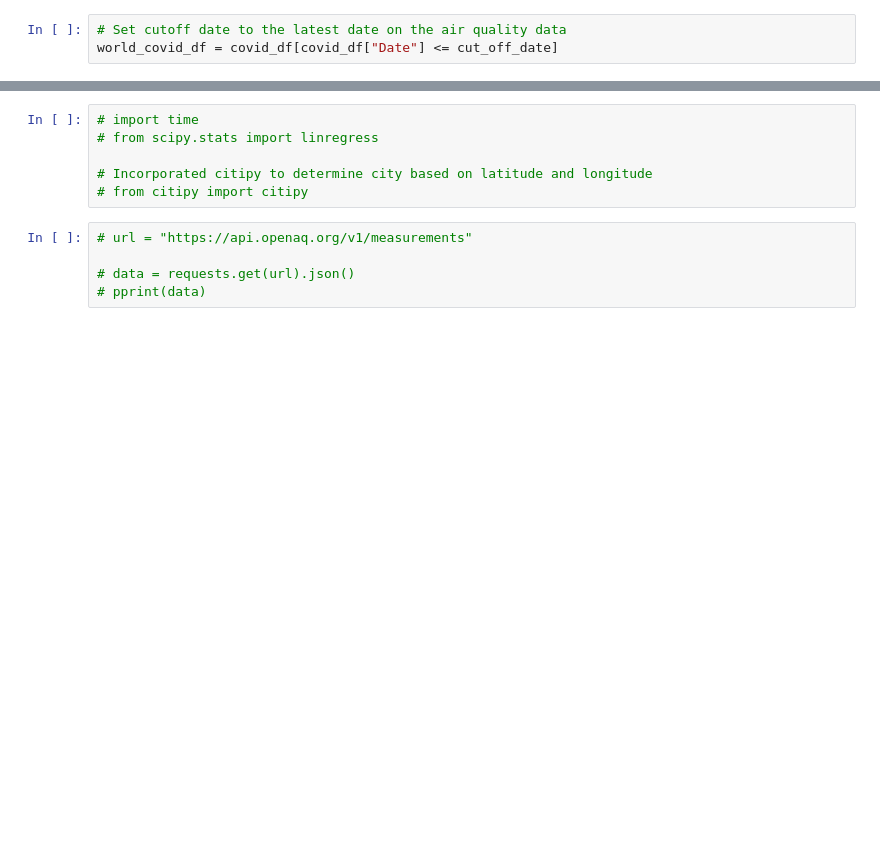
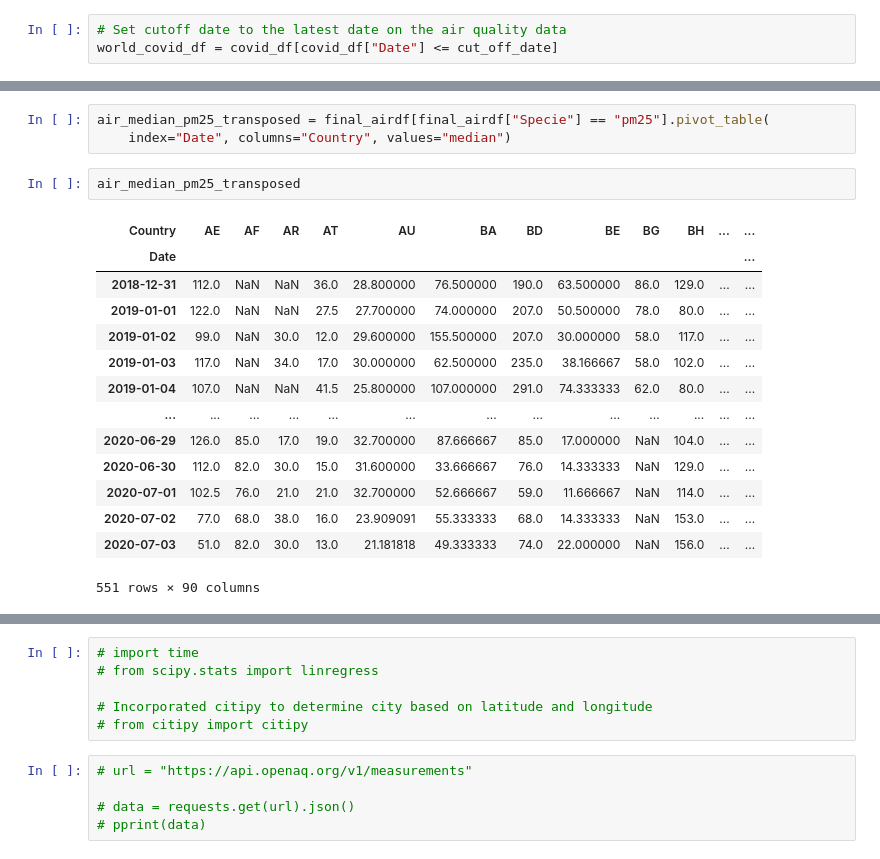
Before and after one commit to poojaisabelle/Project-One, a Jupyter notebook: data_exploration_cleanup_MASTER.ipynb, the cells around one changed output, grey strips where cells are left out. Drawn from its saved outputs; the diff is of its cells as text; blank space fills up the shorter version.

```diff
--- a/data_exploration_cleanup_MASTER.ipynb
+++ b/data_exploration_cleanup_MASTER.ipynb
@@ -767,0 +1307,20 @@ world_covid_df.tail()
+# %%
+air_median_pm25_transposed = final_airdf[final_airdf["Specie"] == "pm25"].pivot_table(
+    index="Date", columns="Country", values="median")
+# %%
+air_median_pm25_transposed
+# %% [output]
+| Country | AE | AF | AR | AT | AU | BA | BD | BE | BG | BH | ... | ... |
+| Date |  |  |  |  |  |  |  |  |  |  |  | ... |
+| 2018-12-31 | 112.0 | NaN | NaN | 36.0 | 28.800000 | 76.500000 | 190.0 | 63.500000 | 86.0 | 129.0 | ... | ... |
+| 2019-01-01 | 122.0 | NaN | NaN | 27.5 | 27.700000 | 74.000000 | 207.0 | 50.500000 | 78.0 | 80.0 | ... | ... |
+| 2019-01-02 | 99.0 | NaN | 30.0 | 12.0 | 29.600000 | 155.500000 | 207.0 | 30.000000 | 58.0 | 117.0 | ... | ... |
+| 2019-01-03 | 117.0 | NaN | 34.0 | 17.0 | 30.000000 | 62.500000 | 235.0 | 38.166667 | 58.0 | 102.0 | ... | ... |
+| 2019-01-04 | 107.0 | NaN | NaN | 41.5 | 25.800000 | 107.000000 | 291.0 | 74.333333 | 62.0 | 80.0 | ... | ... |
+| ... | ... | ... | ... | ... | ... | ... | ... | ... | ... | ... | ... | ... |
+| 2020-06-29 | 126.0 | 85.0 | 17.0 | 19.0 | 32.700000 | 87.666667 | 85.0 | 17.000000 | NaN | 104.0 | ... | ... |
+| 2020-06-30 | 112.0 | 82.0 | 30.0 | 15.0 | 31.600000 | 33.666667 | 76.0 | 14.333333 | NaN | 129.0 | ... | ... |
+| 2020-07-01 | 102.5 | 76.0 | 21.0 | 21.0 | 32.700000 | 52.666667 | 59.0 | 11.666667 | NaN | 114.0 | ... | ... |
+| 2020-07-02 | 77.0 | 68.0 | 38.0 | 16.0 | 23.909091 | 55.333333 | 68.0 | 14.333333 | NaN | 153.0 | ... | ... |
+| 2020-07-03 | 51.0 | 82.0 | 30.0 | 13.0 | 21.181818 | 49.333333 | 74.0 | 22.000000 | NaN | 156.0 | ... | ... |
+551 rows × 90 columns
```
Also changed, not shown: parts of 61 cells of this notebook, 1 other file.
